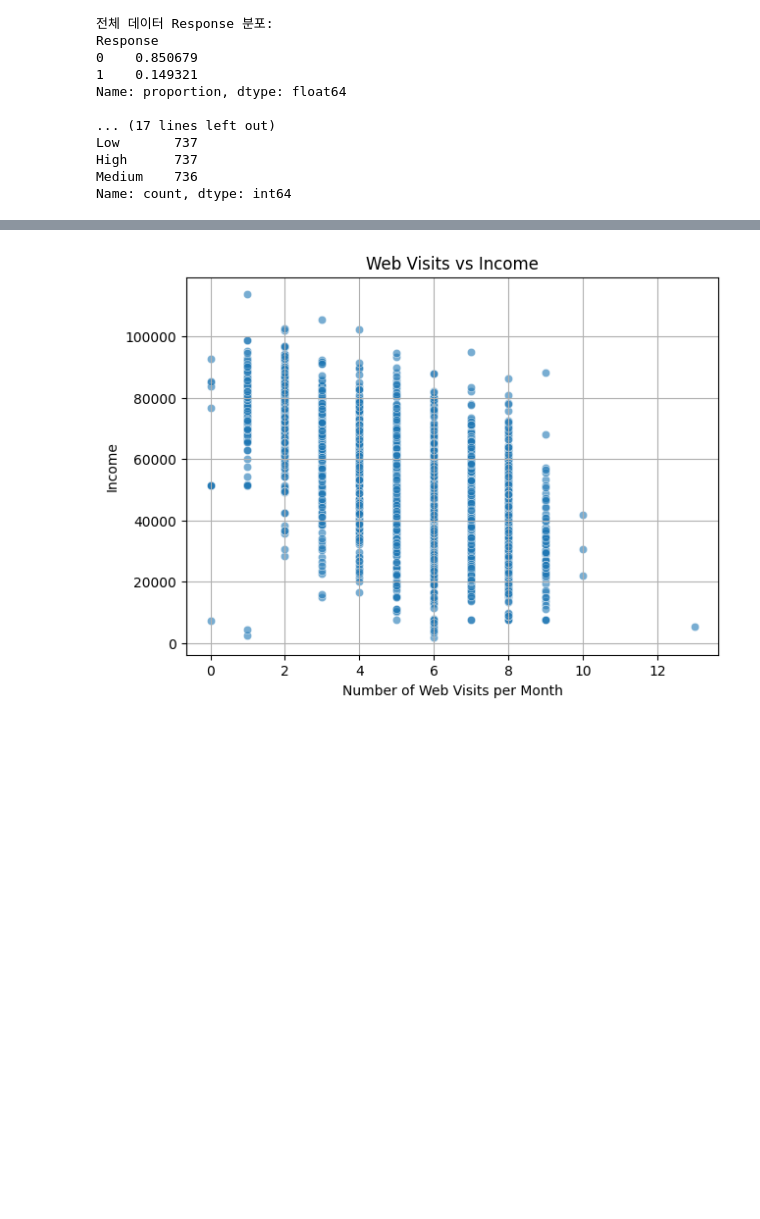
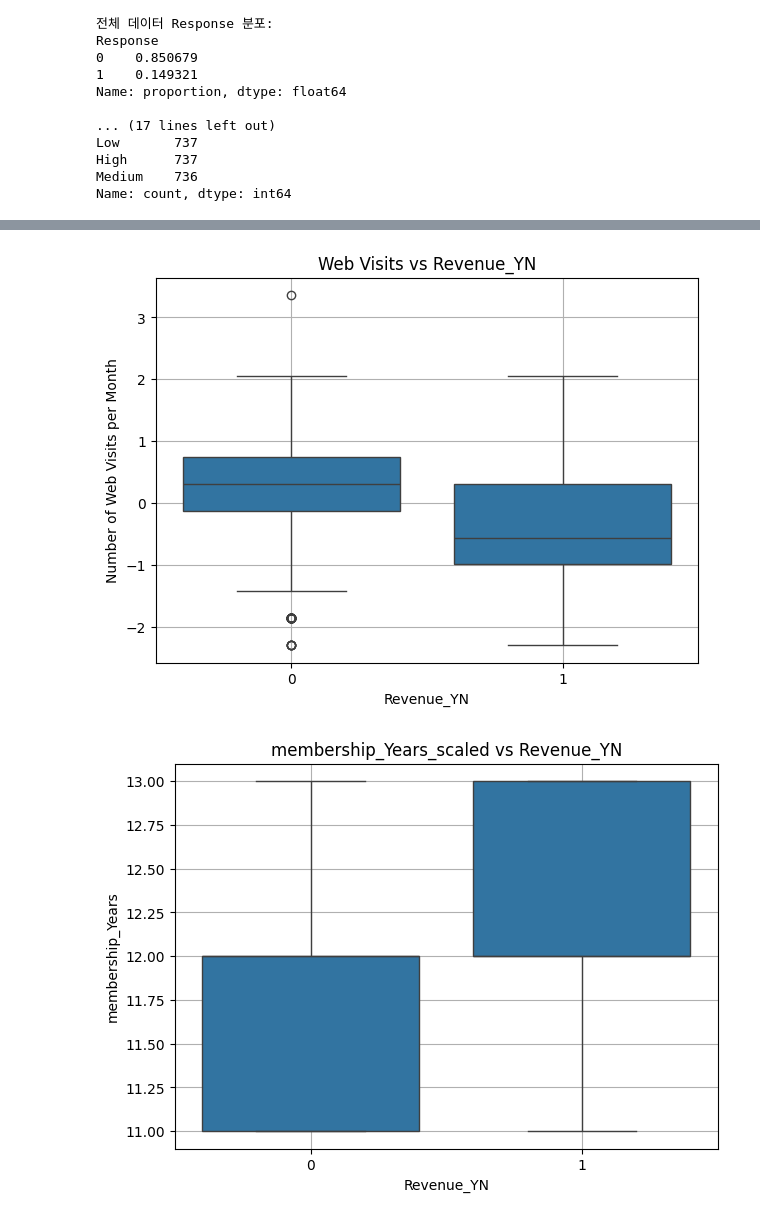
Before and after one commit to hyewonimdang/ds-team5-marketing, a Jupyter notebook: notebooks/preprocessing_marketing_campaign.ipynb, the cells around one changed output, grey strips where cells are left out. Saved outputs shown, nothing was run; the diff lists cells and outputs as text; code cells hidden in the pictures; blank space fills up the shorter version.

```diff
--- a/notebooks/preprocessing_marketing_campaign.ipynb
+++ b/notebooks/preprocessing_marketing_campaign.ipynb
@@ -169,18 +169,16 @@ print(df['Response'].value_counts(normalize=True))
 ### -----------------------------------------------
 ### 3. Feature Scaling (선택적 스케일링)
 # - 목적: 특정 수치형 feature에 대해 정규화 필요 시 표준화(StandardScaler) 적용
-# - Total_Mnt, AcceptedCmp*, Response 등은 원본 값 유지해야 하므로 제외
+# - AcceptedCmp*, Response 등은 원본 값 유지해야 하므로 제외
 # - 기존 스케일링된 컬럼은 유지하고, '_scaled' 접미사로 저장
 ### -----------------------------------------------
 
 from sklearn.preprocessing import StandardScaler
 
 # 스케일링 제외 대상
-exclude_cols = ["Dt_Customer", "Year_Birth", "ID", "Response", "Total_Mnt", "Kidhome", "Teenhome", "Complain"] + \
+exclude_cols = ["Dt_Customer", "Year_Birth", "ID", "Response", "Complain"] + \
     [col for col in df.columns if col.startswith("AcceptedCmp")] + \
     Mnt_cols + purchases_cols
-
-
 
 # numeric_cols 재정의
 numeric_cols = df.select_dtypes(include='number').columns.tolist()
@@ -354,10 +437,20 @@ plt.show()
 # %%
 plt.figure(figsize=(7, 5))
-sns.scatterplot(x="NumWebVisitsMonth", y="Income", data=df, alpha=0.6)
-plt.title("Web Visits vs Income")
-plt.xlabel("Number of Web Visits per Month")
-plt.ylabel("Income")
+sns.boxplot(x="Revenue_YN", y="NumWebVisitsMonth_scaled", data=df_encoded)
+plt.title("Web Visits vs Revenue_YN")
+plt.xlabel("Revenue_YN")
+plt.ylabel("Number of Web Visits per Month")
 plt.grid(True)
 plt.show()
+
+
+plt.figure(figsize=(7, 5))
+sns.boxplot(x="Revenue_YN", y="membership_Years", data=df_encoded)
+plt.title("membership_Years_scaled vs Revenue_YN")
+plt.xlabel("Revenue_YN")
+plt.ylabel("membership_Years")
+plt.grid(True)
+plt.show()
 # %% [output]
-[figure, old version]
+[figure, new version]
+[figure, added]
```
Also changed, not shown: parts of 12 cells of this notebook.
